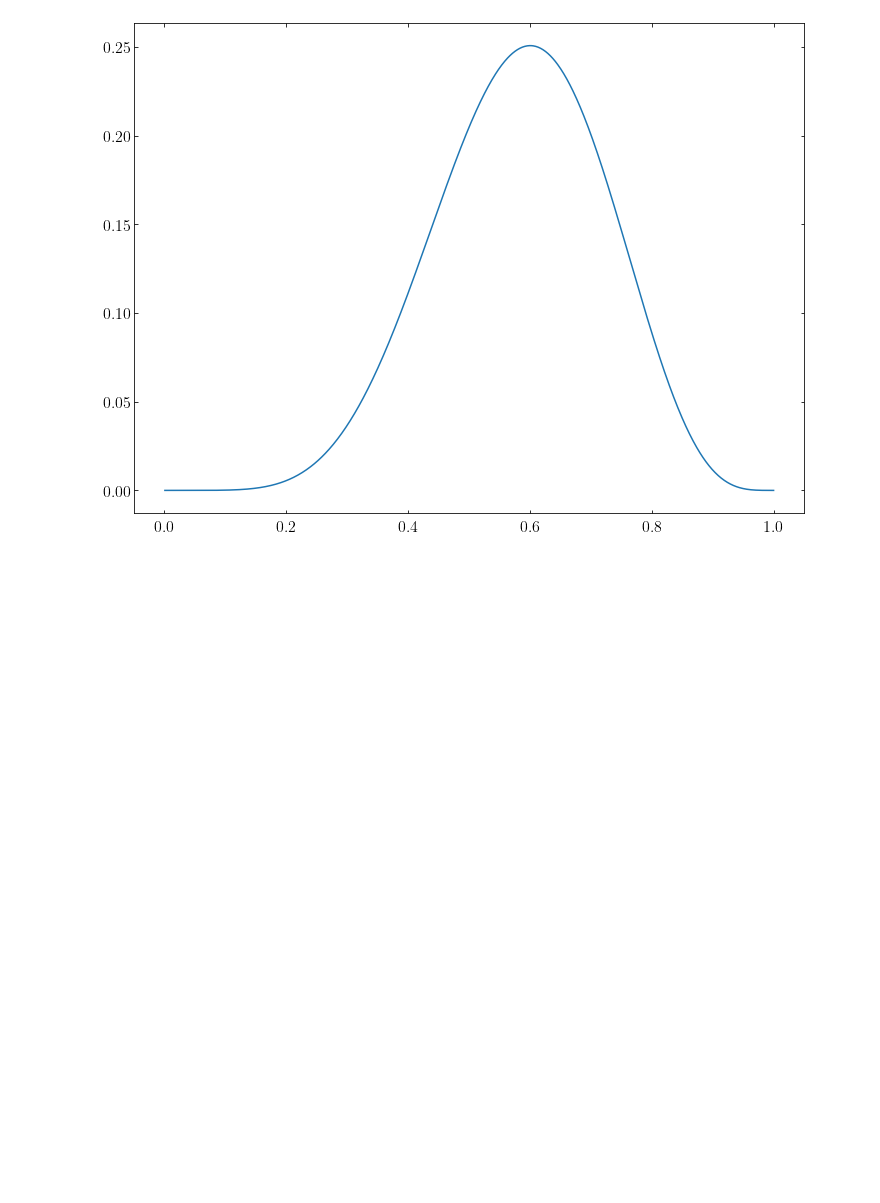
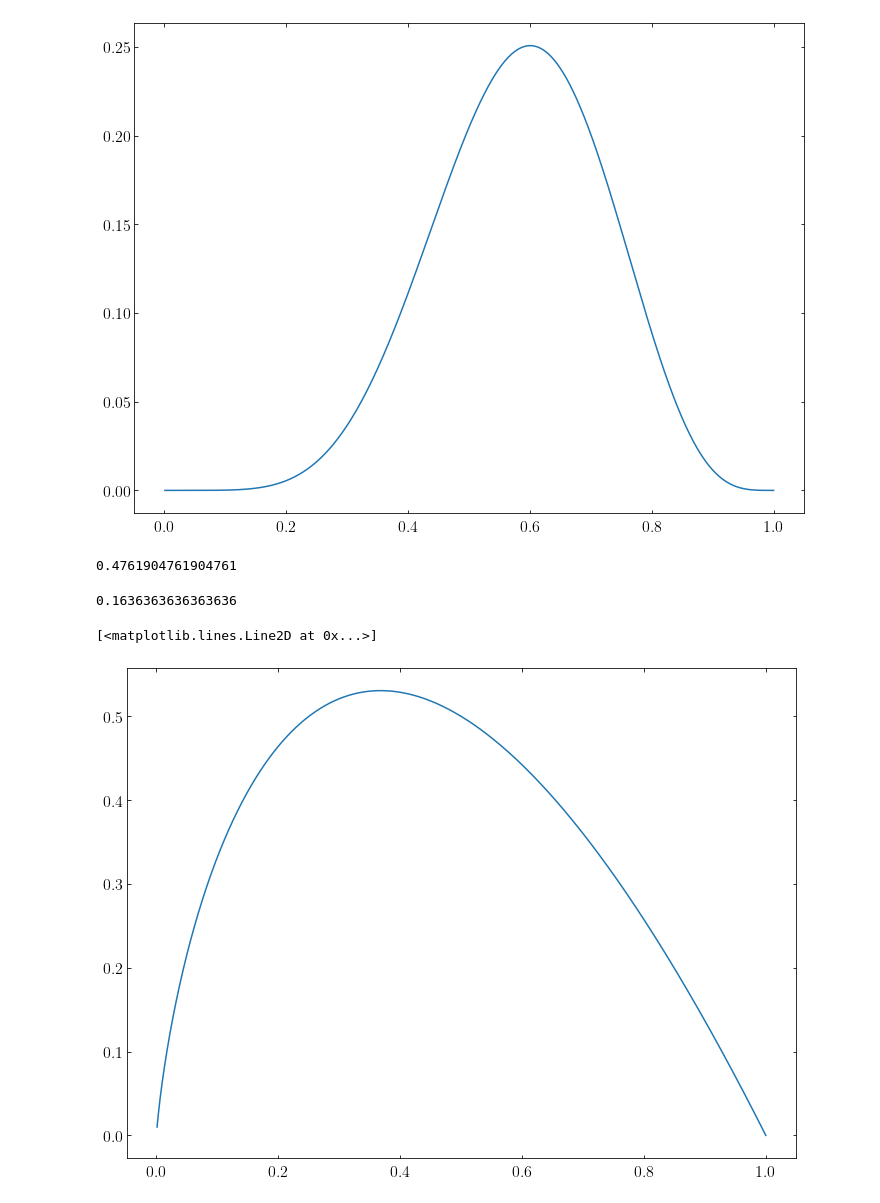
Before and after one commit to jiyongso/jupyter, a Jupyter notebook: python/study/Untitled.ipynb, the cells around one changed output. Drawn from its saved outputs; the diff is of its cells as text; code cells hidden in the pictures; blank space fills up the shorter version.

```diff
--- a/python/study/Untitled.ipynb
+++ b/python/study/Untitled.ipynb
@@ -59,3 +59,21 @@ plt.plot(x, y)
 # %% [output]
 [<matplotlib.lines.Line2D at 0x...>]
 [figure]
+# %%
+p11=0.2*0.4+0.2*0.5 + 0.6*3./11.
+p12 = 0.6*3./11.
+p12/p11
+# %% [output]
+0.4761904761904761
+# %%
+p12
+# %% [output]
+0.1636363636363636
+# %%
+pp = np.linspace(0.001, 1.0, 1000)
+hh = - pp*np.log10(pp)/np.log10(2.)
+# %%
+plt.plot(pp, hh)
+# %% [output]
+[<matplotlib.lines.Line2D at 0x...>]
+[figure, added]
```
Also changed, not shown: parts of 1 cell of this notebook, 8 other files.
